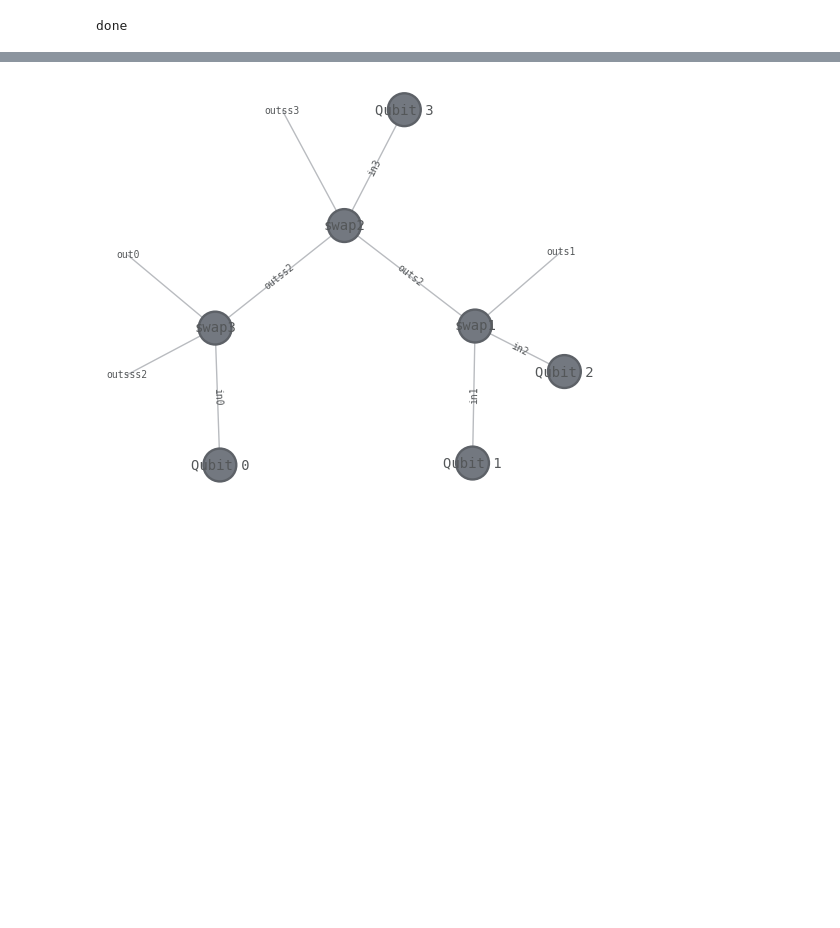
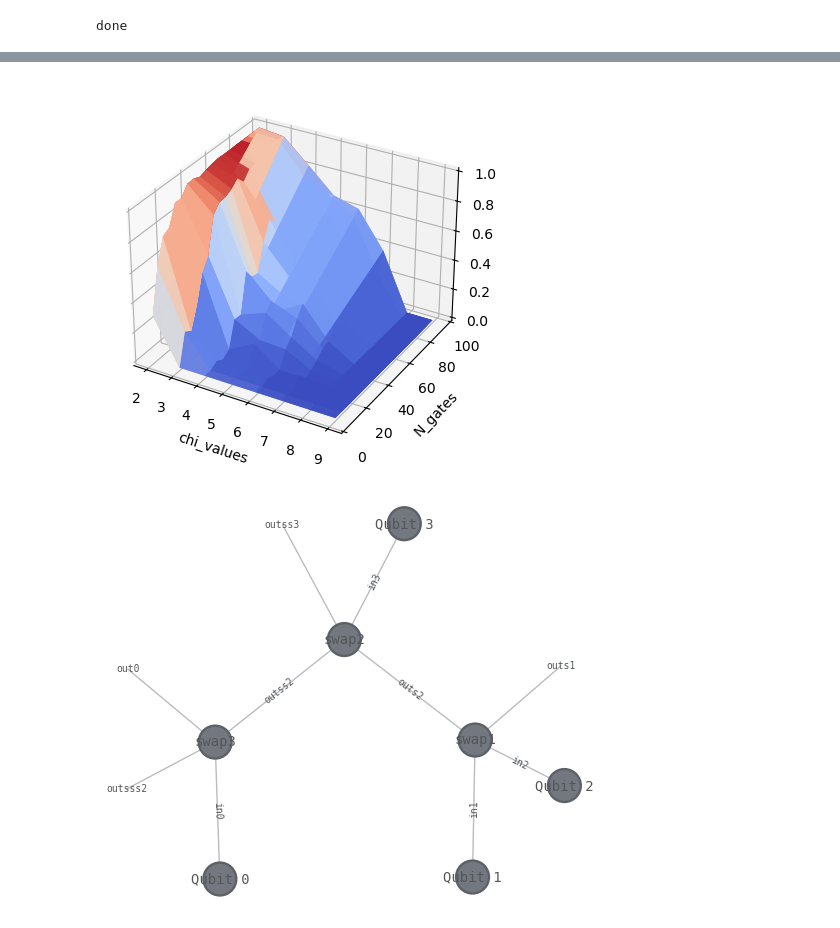
Before and after one commit to quantum-brutus/Tensor_Networks_topology, a Jupyter notebook: swap_gate.ipynb, the cells around one changed output, grey strips where cells are left out. Saved outputs shown, nothing was run; the diff lists cells and outputs as text; code cells hidden in the pictures; blank space fills up the shorter version.

Commit message:
Add bond dimension limitation + graph

```diff
--- a/swap_gate.ipynb
+++ b/swap_gate.ipynb
@@ -288,7 +290,7 @@ class Node:
                 self.childrens.remove(i)
                 self.childrens.append(dic[i])
 # %%
-for p in range(100):
+for p in range(10):
     R0 = Node(index='R0',up = None,up_bdim = 0,childrens=['R0A1','R0B1'],childrens_bdim = [2,2])
     R0A1 = Node(index='R0A1',up = 'R0',up_bdim = 2,childrens=['R0A2'],childrens_bdim = [2])
     R0A2 = Node(index='R0A2',up = 'R0A1',up_bdim = 2,childrens=[],childrens_bdim = [])
@@ -296,7 +298,7 @@ for p in range(100):
     R0B1A1 = Node(index='R0B1A1',up = 'R0B1',up_bdim = 2,childrens=[],childrens_bdim = [2])
     R0B1B1 = Node(index='R0B1B1',up = 'R0B1',up_bdim = 2,childrens=[],childrens_bdim = [2])
 
-    Tree1 = Tree(R0)
+    Tree1 = Tree(R0,max_bond = 8,cutoff = None)
     Tree1.add(R0A1)
     Tree1.add(R0A2)
     Tree1.add(R0B1)
@@ -372,6 +374,6 @@ for p in range(100):
 
     fnet = net & Tree1.network
     # fnet.draw(show_tags=True, show_inds='all',iterations=100, k=4)
-    print(fnet.contract())
+    print(float(np.real(fnet.contract())))
 # %% [output]
 ***************** finished building tree **********************
@@ -394,16 +398,0 @@ for p in range(100):
-# %%
-rng = np.random.default_rng()
-translation_dic = {'R0':0,'R0A1':1,'R0A2':2,'R0B1':3,'R0B1A1':4,'R0A1B2':5}
-qubits = ['R0','R0A1','R0A2','R0B1','R0B1A1','R0A1B2']
-shuffled_qubits = qubits.copy()
-
-for i in range(10):
-    rng.shuffle(shuffled_qubits)
-
-    # random H
-
-
-    # random CNOT
-
-rng.shuffle(shuffled_qubits)
-print(qubits,shuffled_qubits)
@@ -412,3 +470,27 @@ print(qubits,shuffled_qubits)
+# %%
+import matplotlib.pyplot as plt
+from mpl_toolkits.mplot3d import Axes3D
+from scipy.interpolate import griddata
+
+grid_x, grid_y = np.meshgrid(chi_values,N_values)
+
+# Interpolate Z values onto the grid
+grid_z = griddata((chi_values, N_values), error_values, (grid_x, grid_y), method='cubic')
+
+fig = plt.figure()
+ax = fig.add_subplot(111, projection='3d')
+ax.plot_surface(grid_x, grid_y, grid_z, alpha = 0.7,cmap='coolwarm')
+
+ax.contour(X, Y, Z, zdir='x', offset=-15, cmap='coolwarm')
+ax.contour(X, Y, Z, zdir='y', offset=100, cmap='coolwarm')
+
+ax.set_xlabel('chi_values')
+ax.set_ylabel('N_gates')
+ax.set_zlabel('error')
+
+plt.show()
+# %% [output]
+[figure, added]
 # %%
 state1 = np.array([0,1])
 
```
Also changed, not shown: parts of 4 cells of this notebook.
